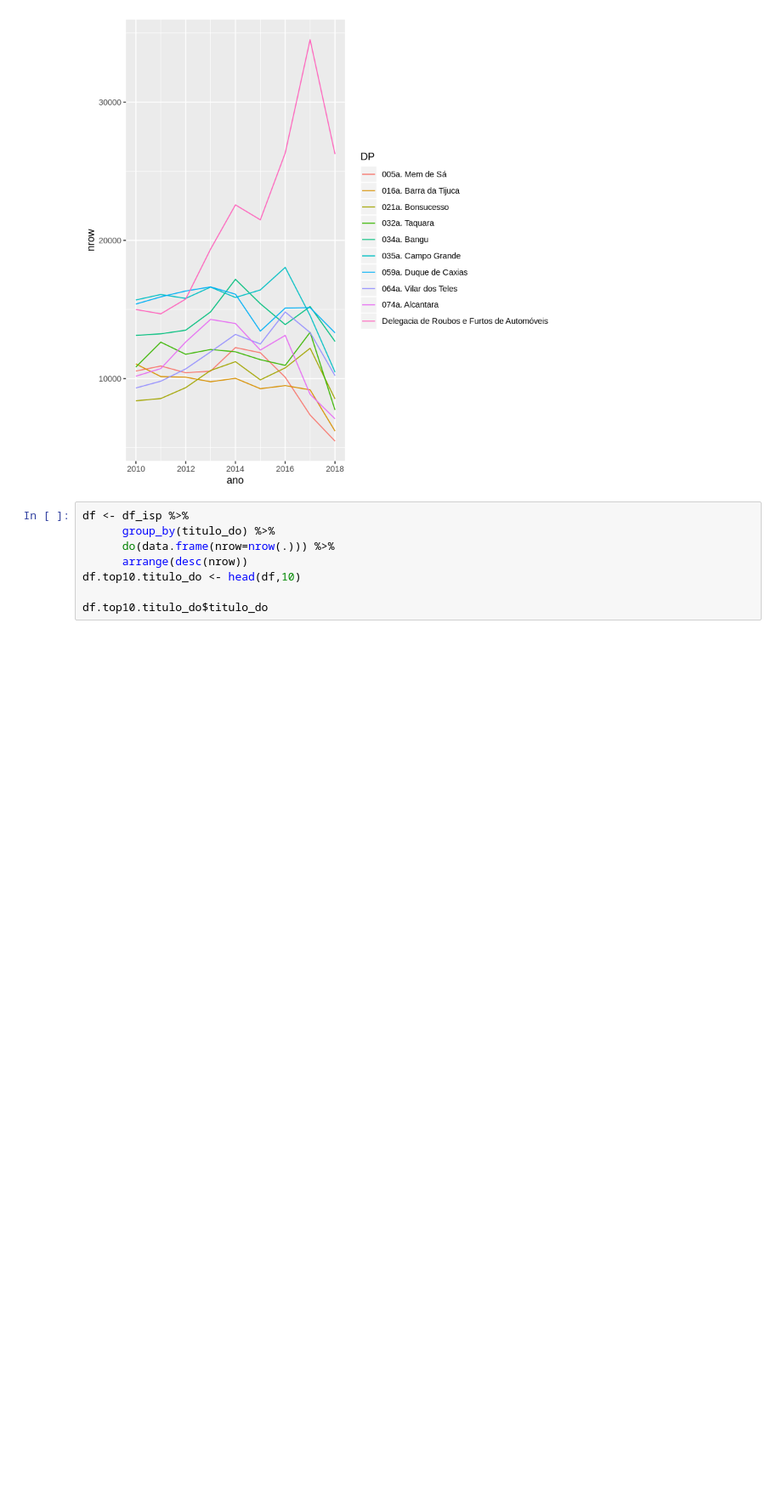
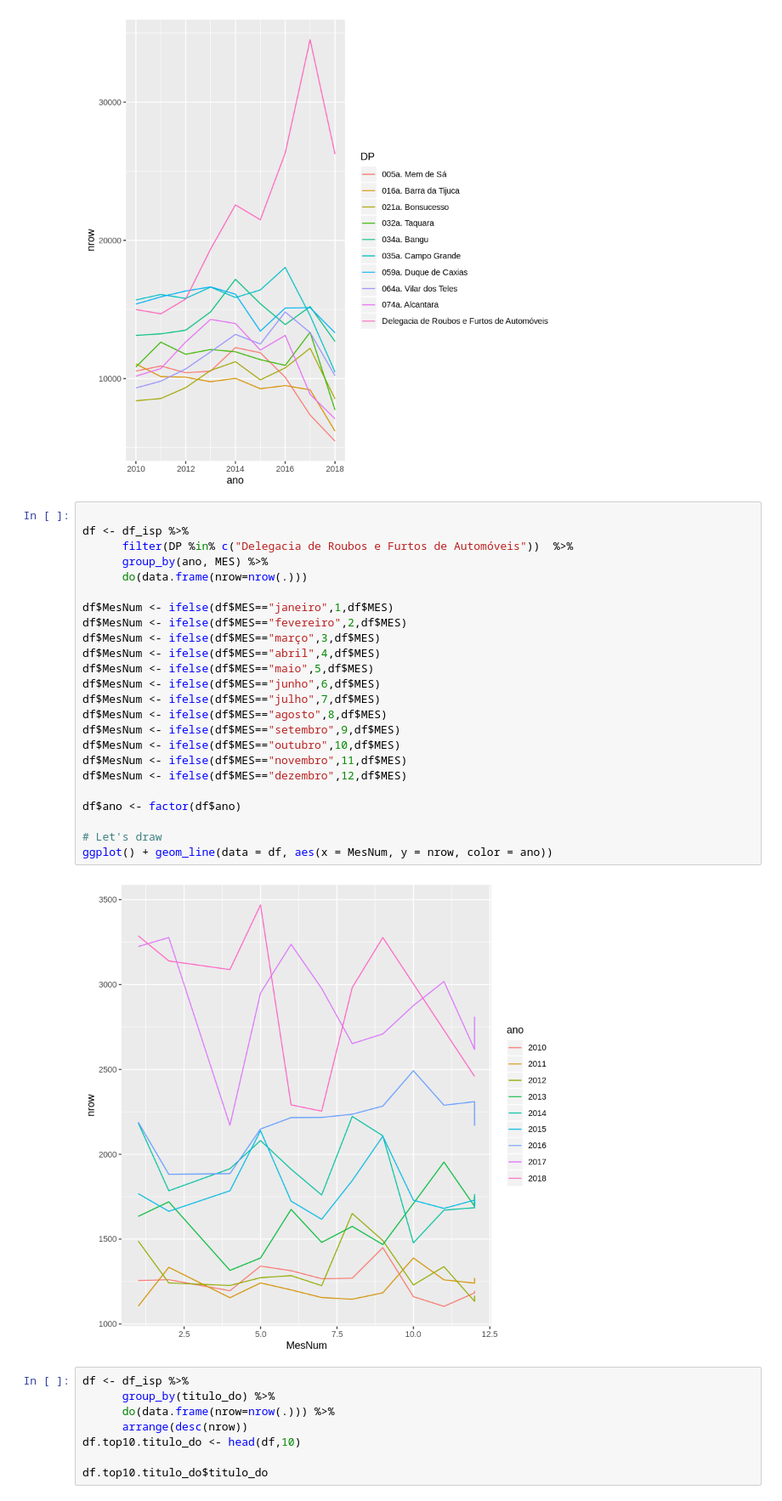
Before and after one commit to americofreitasjr/AnaliseSegurancaPublicaRJ, a Jupyter notebook: Step_3_ISP_estudo_da_serie_historica.ipynb, the cells around one changed output. Shown at 85% size. Drawn from its saved outputs; the diff is of its cells as text; blank space fills up the shorter version.

Commit message:
Inclusão da série histórica de roubo de autos

```diff
--- a/Step_3_ISP_estudo_da_serie_historica.ipynb
+++ b/Step_3_ISP_estudo_da_serie_historica.ipynb
@@ -76,6 +92,32 @@ df$DP <- factor(df$DP)
 ggplot() + geom_line(data = df, aes(x = ano, y = nrow, color = DP))
 # %% [output]
 [figure]
+# %%
+
+df <- df_isp %>%
+      filter(DP %in% c("Delegacia de Roubos e Furtos de Automóveis"))  %>%
+      group_by(ano, MES) %>%
+      do(data.frame(nrow=nrow(.)))
+
+df$MesNum <- ifelse(df$MES=="janeiro",1,df$MES)
+df$MesNum <- ifelse(df$MES=="fevereiro",2,df$MES)
+df$MesNum <- ifelse(df$MES=="março",3,df$MES)
+df$MesNum <- ifelse(df$MES=="abril",4,df$MES)
+df$MesNum <- ifelse(df$MES=="maio",5,df$MES)
+df$MesNum <- ifelse(df$MES=="junho",6,df$MES)
+df$MesNum <- ifelse(df$MES=="julho",7,df$MES)
+df$MesNum <- ifelse(df$MES=="agosto",8,df$MES)
+df$MesNum <- ifelse(df$MES=="setembro",9,df$MES)
+df$MesNum <- ifelse(df$MES=="outubro",10,df$MES)
+df$MesNum <- ifelse(df$MES=="novembro",11,df$MES)
+df$MesNum <- ifelse(df$MES=="dezembro",12,df$MES)
+
+df$ano <- factor(df$ano)
+
+# Let's draw
+ggplot() + geom_line(data = df, aes(x = MesNum, y = nrow, color = ano))
+# %% [output]
+[figure, added]
 # %%
 df <- df_isp %>%
       group_by(titulo_do) %>%
```
Also changed, not shown: parts of 2 cells of this notebook.
